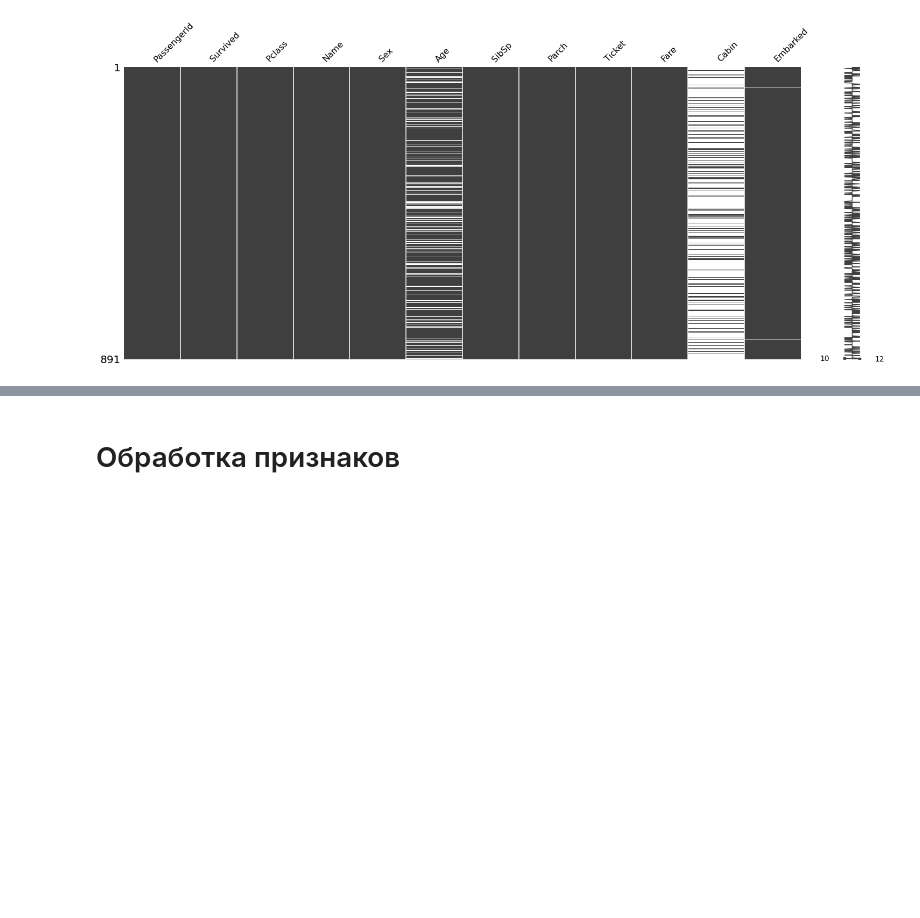
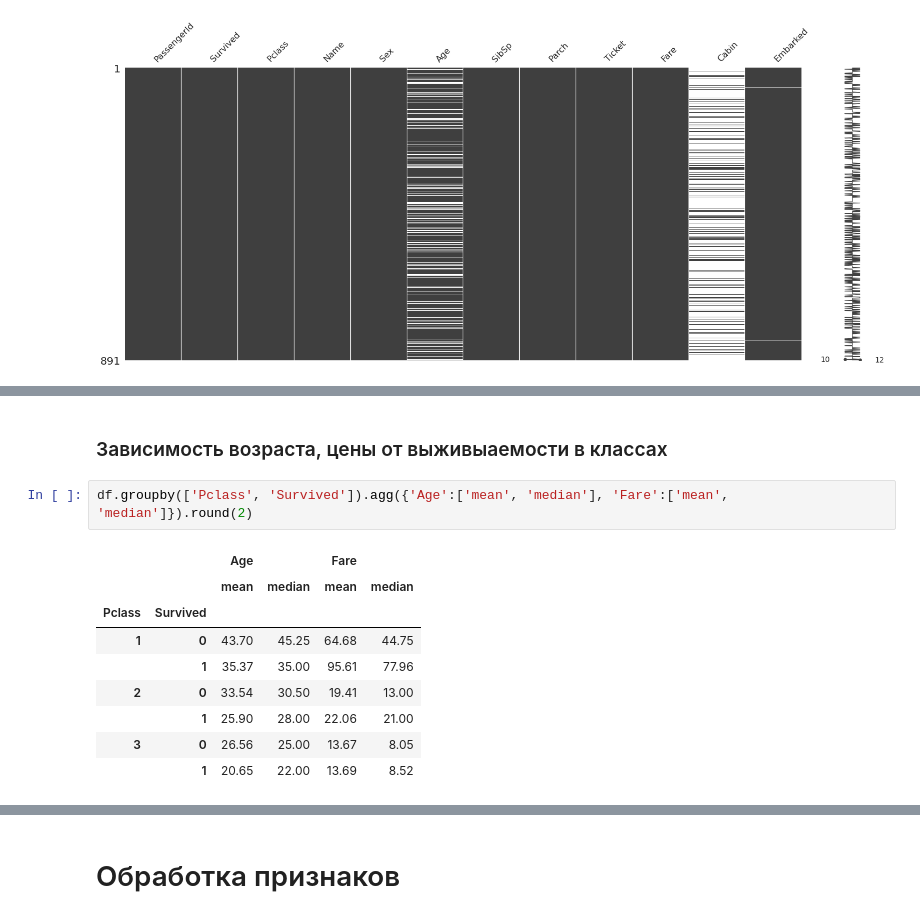
Before and after one commit to RPavelD/titanic_classifier, a Jupyter notebook: main.ipynb, the cells around one changed output, grey strips where cells are left out. Cells and saved outputs as stored; diff of their text form; blank space fills up the shorter version.

```diff
--- a/main.ipynb
+++ b/main.ipynb
@@ -44,0 +84,14 @@ cabins_psng_count.hist()
+# %% [markdown]
+### Зависимость возраста, цены от выживыаемости в классах
+# %%
+df.groupby(['Pclass', 'Survived']).agg({'Age':['mean', 'median'], 'Fare':['mean', 'median']}).round(2)
+# %% [output]
+|  |  | Age |  | Fare |  |
+|  |  | mean | median | mean | median |
+| Pclass | Survived |  |  |  |  |
+| 1 | 0 | 43.70 | 45.25 | 64.68 | 44.75 |
+|  | 1 | 35.37 | 35.00 | 95.61 | 77.96 |
+| 2 | 0 | 33.54 | 30.50 | 19.41 | 13.00 |
+|  | 1 | 25.90 | 28.00 | 22.06 | 21.00 |
+| 3 | 0 | 26.56 | 25.00 | 13.67 | 8.05 |
+|  | 1 | 20.65 | 22.00 | 13.69 | 8.52 |
```
Also changed, not shown: parts of 19 cells of this notebook, 1 other file.
